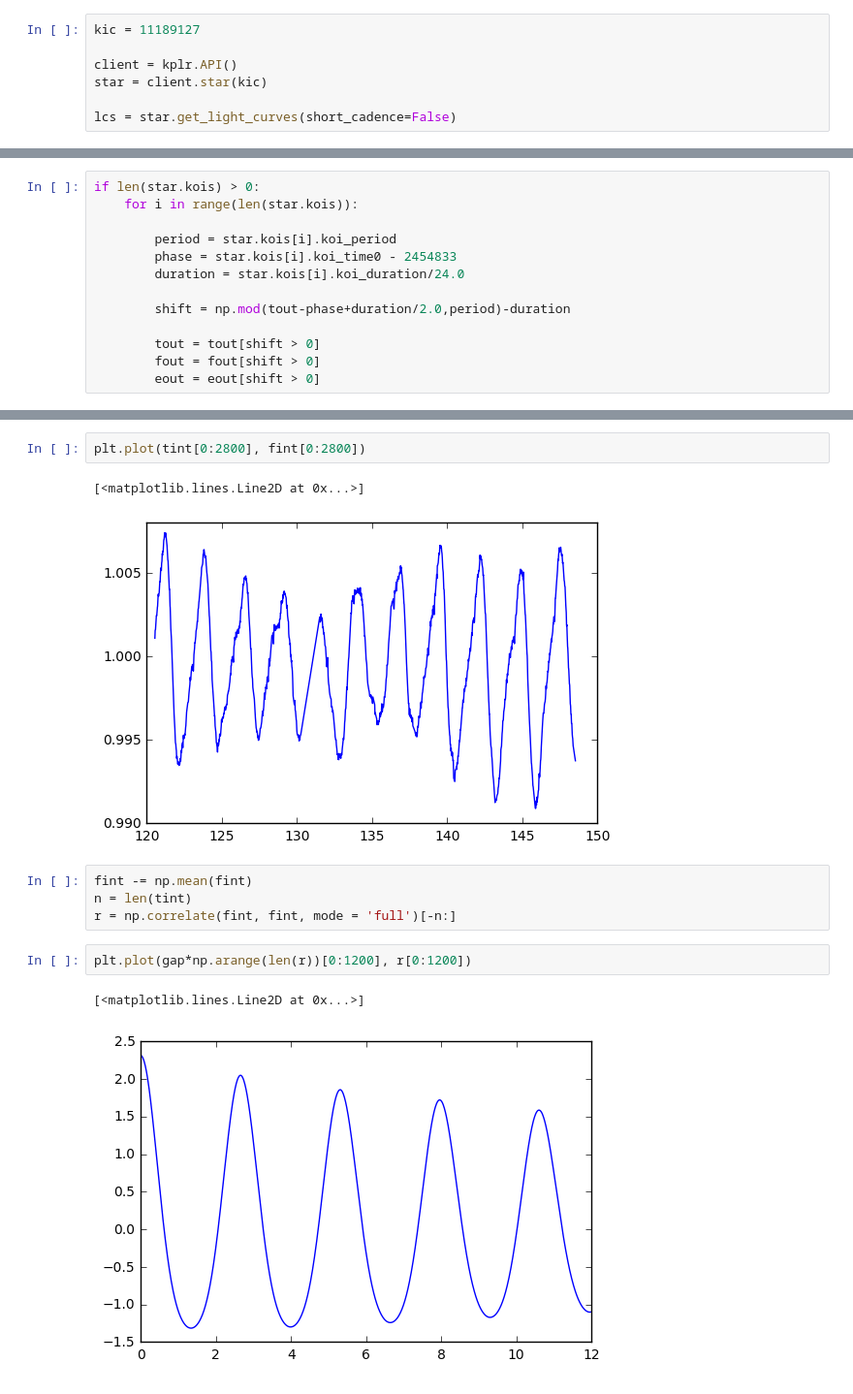
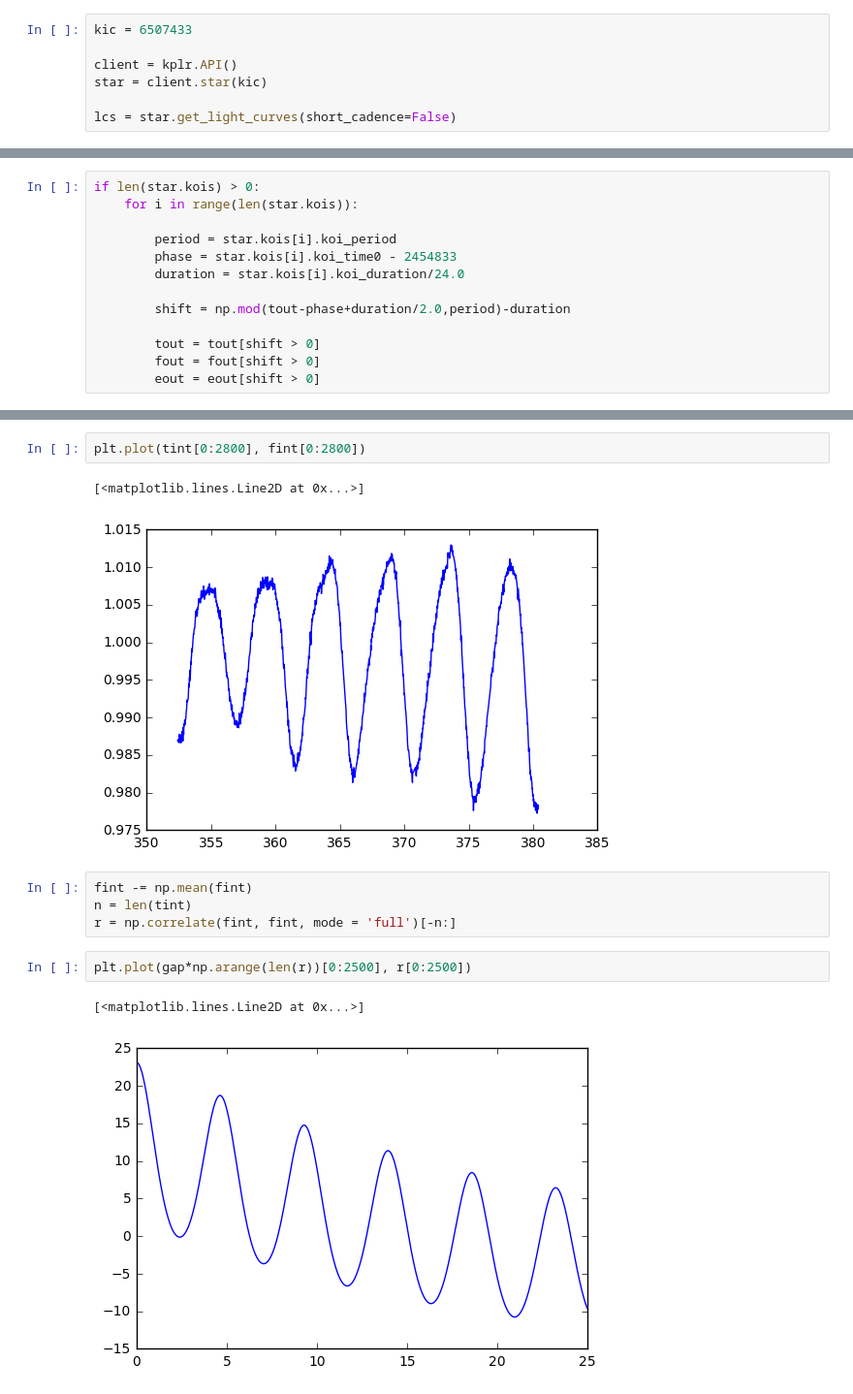
Before and after one commit to benmontet/stellar-facelifts, a Jupyter notebook: notebooks/autocorr.ipynb, the cells around one changed output, grey strips where cells are left out. Shown: that part at 97% size. Cells and saved outputs as stored; diff of their text form.

```diff
--- a/notebooks/autocorr.ipynb
+++ b/notebooks/autocorr.ipynb
@@ -13,7 +13,7 @@ customSimbad.add_votable_fields('dec')
 
 from astroquery.vizier import Vizier
 # %%
-kic = 11189127
+kic = 6507433
 
 client = kplr.API()
 star = client.star(kic)
@@ -75,16 +75,16 @@ fint = np.interp(tint, tout, fout)
 plt.plot(tint[0:2800], fint[0:2800])
 # %% [output]
 [<matplotlib.lines.Line2D at 0x...>]
-[figure, old version]
+[figure, new version]
 # %%
 fint -= np.mean(fint)
 n = len(tint)
 r = np.correlate(fint, fint, mode = 'full')[-n:]
 # %%
-plt.plot(gap*np.arange(len(r))[0:1200], r[0:1200])
+plt.plot(gap*np.arange(len(r))[0:2500], r[0:2500])
 # %% [output]
 [<matplotlib.lines.Line2D at 0x...>]
-[figure, old version]
+[figure, new version]
 # %%
 firstmin = np.where(np.diff(r) > 0)[0][0]
 peak = firstmin + np.where(r[firstmin:] == np.max(r[firstmin:]))[0][0]
```
Also changed, not shown: parts of 5 cells of this notebook, 6 other files.
